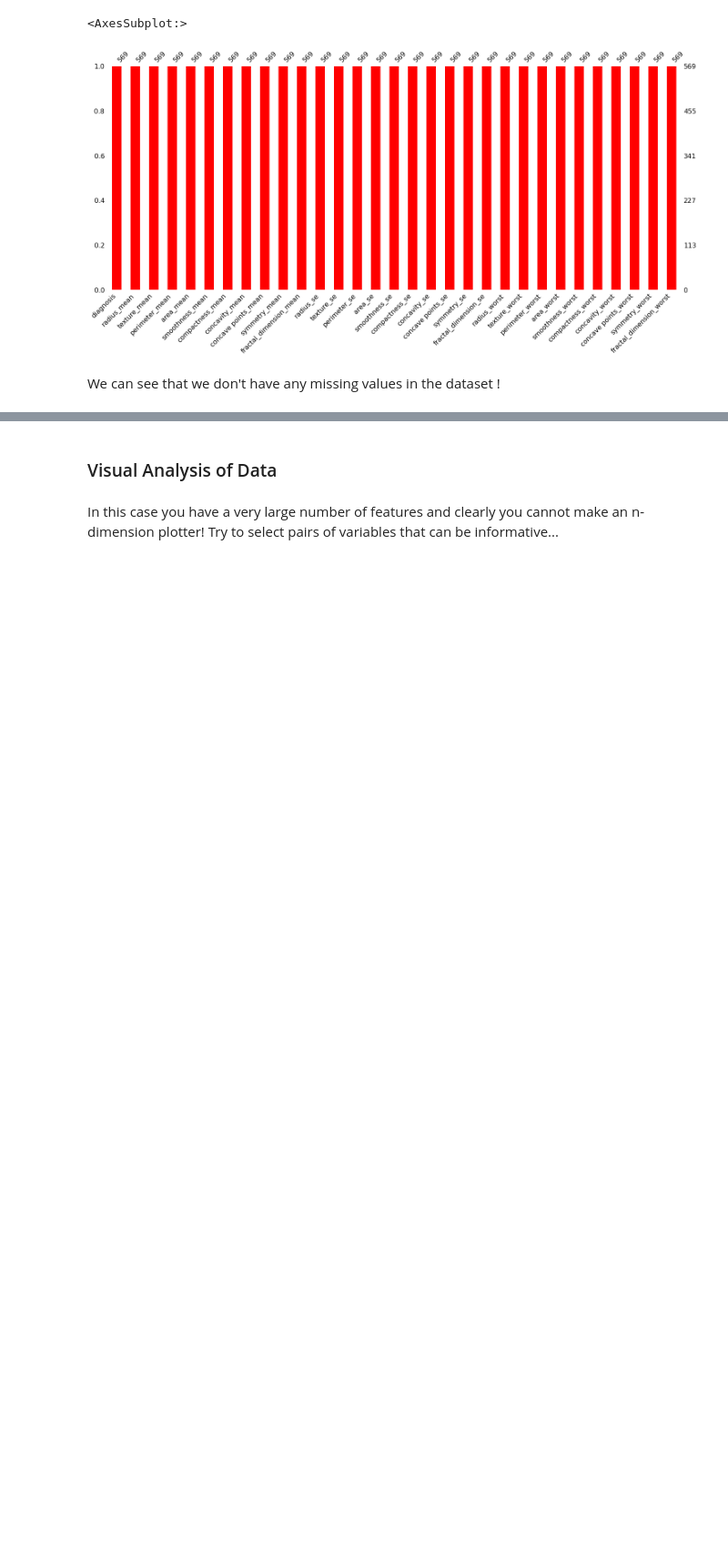
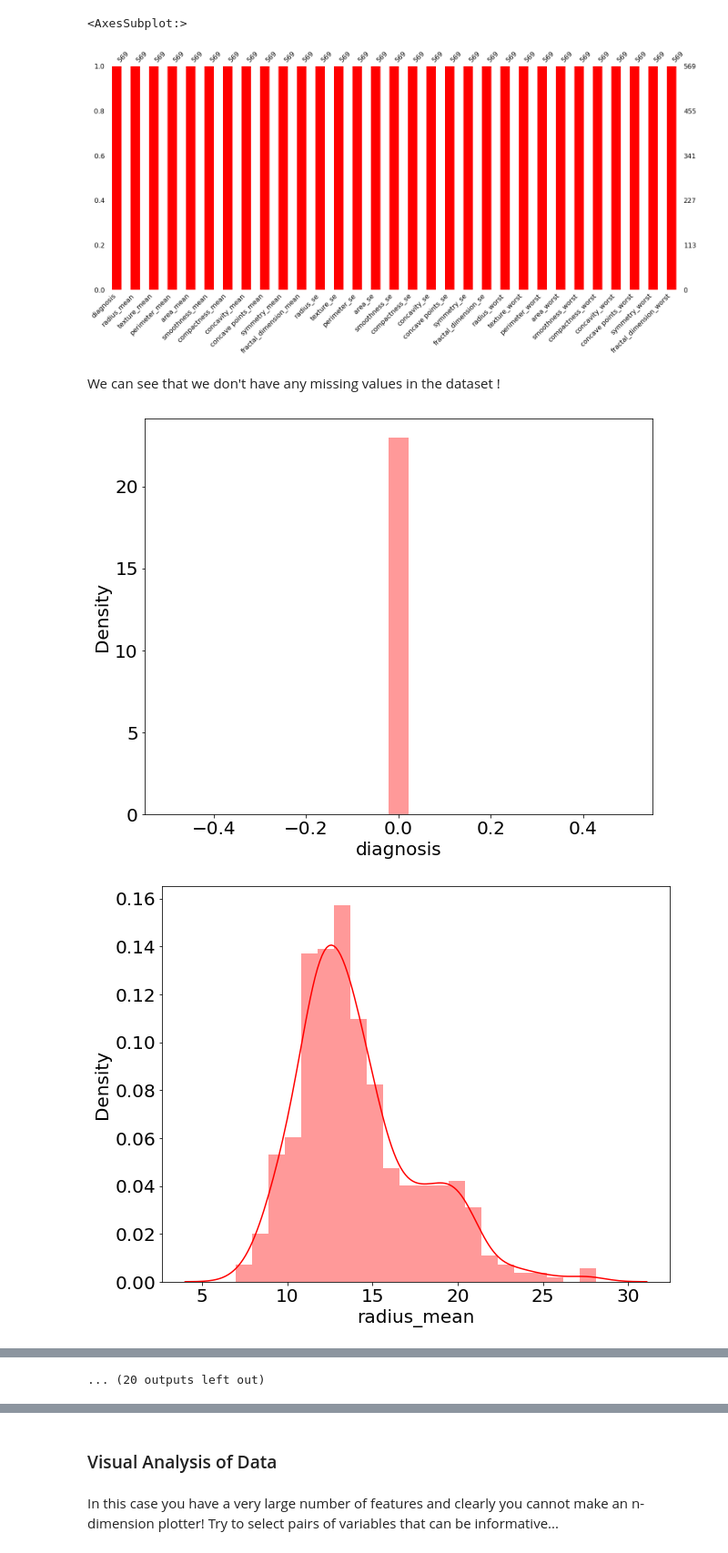
Before and after one commit to lcsrodriguez/intro-ml-assignment, a Jupyter notebook: assignment.ipynb, the cells around one changed output, grey strips where cells are left out. Shown at 91% size. Cells and saved outputs as stored; diff of their text form; code cells hidden in the pictures; blank space fills up the shorter version.

```diff
--- a/assignment.ipynb
+++ b/assignment.ipynb
@@ -446,3 +446,10 @@ msno.bar(df, color="red")
 We can see that we don't have any missing values in the dataset !
 # %%
 df["diagnosis"] = (df["diagnosis"] == "M").astype(int)
+# %%
+for column in df.columns:
+    sns.distplot(df[column], color="red")
+    plt.figure()
+# %% [output]
+[figure, added]
+[figure, added]
@@ -448,0 +466 @@ df["diagnosis"] = (df["diagnosis"] == "M").astype(int)
+... (20 outputs left out)
```
Also changed, not shown: parts of 58 cells of this notebook.
